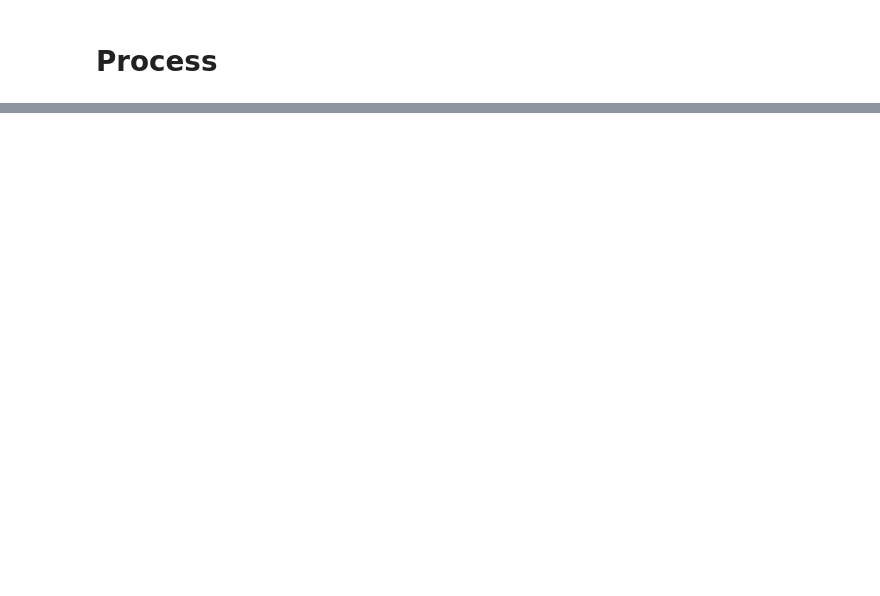
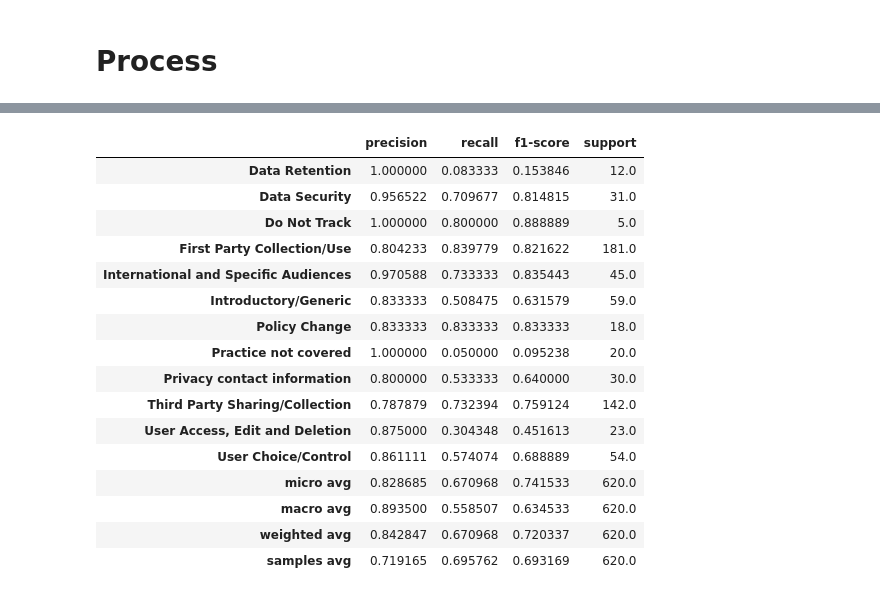
Before and after one commit to Kau5h1K/ds5500-userprivacy, a Jupyter notebook: src/notebooks/Embeddings.ipynb, the cells around one changed output, grey strips where cells are left out. Saved outputs shown, nothing was run; the diff lists cells and outputs as text; code cells hidden in the pictures; blank space fills up the shorter version.

```diff
--- a/src/notebooks/Embeddings.ipynb
+++ b/src/notebooks/Embeddings.ipynb
@@ -155,0 +571,20 @@ c
+# %%
+pd.DataFrame(WM_params).T
+# %% [output]
+|  | precision | recall | f1-score | support |
+| Data Retention | 1.000000 | 0.083333 | 0.153846 | 12.0 |
+| Data Security | 0.956522 | 0.709677 | 0.814815 | 31.0 |
+| Do Not Track | 1.000000 | 0.800000 | 0.888889 | 5.0 |
+| First Party Collection/Use | 0.804233 | 0.839779 | 0.821622 | 181.0 |
+| International and Specific Audiences | 0.970588 | 0.733333 | 0.835443 | 45.0 |
+| Introductory/Generic | 0.833333 | 0.508475 | 0.631579 | 59.0 |
+| Policy Change | 0.833333 | 0.833333 | 0.833333 | 18.0 |
+| Practice not covered | 1.000000 | 0.050000 | 0.095238 | 20.0 |
+| Privacy contact information | 0.800000 | 0.533333 | 0.640000 | 30.0 |
+| Third Party Sharing/Collection | 0.787879 | 0.732394 | 0.759124 | 142.0 |
+| User Access, Edit and Deletion | 0.875000 | 0.304348 | 0.451613 | 23.0 |
+| User Choice/Control | 0.861111 | 0.574074 | 0.688889 | 54.0 |
+| micro avg | 0.828685 | 0.670968 | 0.741533 | 620.0 |
+| macro avg | 0.893500 | 0.558507 | 0.634533 | 620.0 |
+| weighted avg | 0.842847 | 0.670968 | 0.720337 | 620.0 |
+| samples avg | 0.719165 | 0.695762 | 0.693169 | 620.0 |
```
Also changed, not shown: parts of 23 cells of this notebook, 38 other files.
